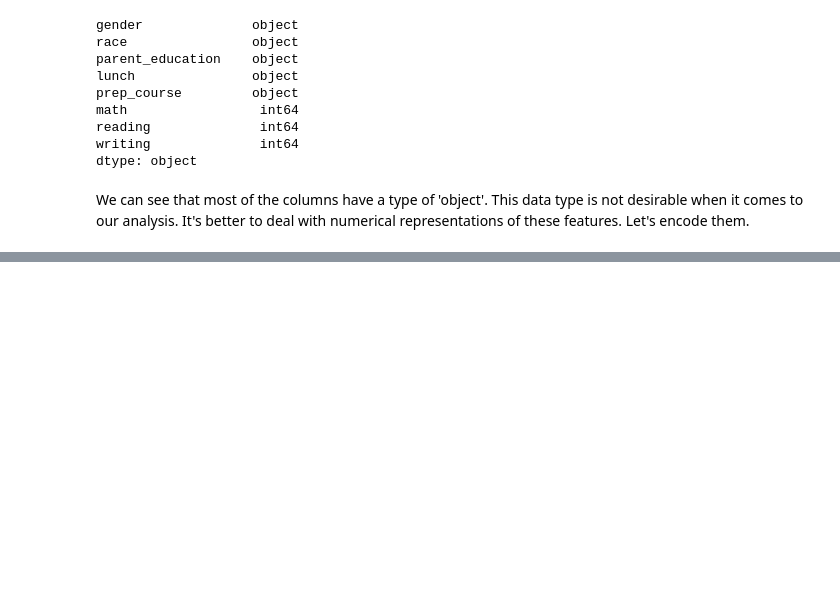
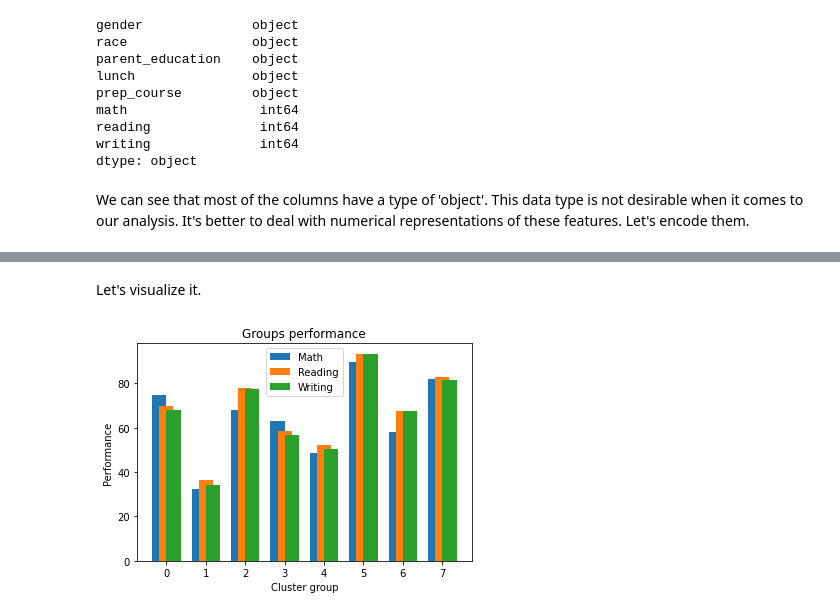
Before and after one commit to Przemyslaw11/Students_Performance_Analysis, a Jupyter notebook: analysis.ipynb, the cells around one changed output, grey strips where cells are left out. Cells and saved outputs as stored; diff of their text form; code cells hidden in the pictures; blank space fills up the shorter version.

```diff
--- a/analysis.ipynb
+++ b/analysis.ipynb
@@ -90,0 +117,6 @@ train_df.sample(7)
+# %%
+kmeans = KMeans(init = "k-means++", n_init = 8)
+kmeans.fit_transform(train_df.iloc[:, 2:])
+kmeans_label = kmeans.labels_
+score_df["cluster_group"] = kmeans_label
+score_df.head(10)
@@ -90,0 +137,3 @@ train_df.sample(7)
+# %%
+grouped_df = score_df.groupby("cluster_group")[score_df.columns[5:8]].mean()
+grouped_df
@@ -90,0 +151,18 @@ train_df.sample(7)
+# %% [markdown]
+Let's visualize it.
+# %%
+idx = np.arange(8)
+width = 0.36
+
+fig, ax = plt.subplots()
+math_bar = ax.bar(idx - width/2, grouped_df['math'], width, label = 'Math')
+reading_bar = ax.bar(idx, grouped_df['reading'], width, label = 'Reading')
+reading_bar = ax.bar(idx  + width/2, grouped_df['writing'], width, label = 'Writing')
+
+ax.set_xlabel('Cluster group')
+ax.set_ylabel('Performance')
+ax.set_title('Groups performance')
+ax.legend()
+plt.show()
+# %% [output]
+[figure, added]
```
Also changed, not shown: parts of 10 cells of this notebook.
